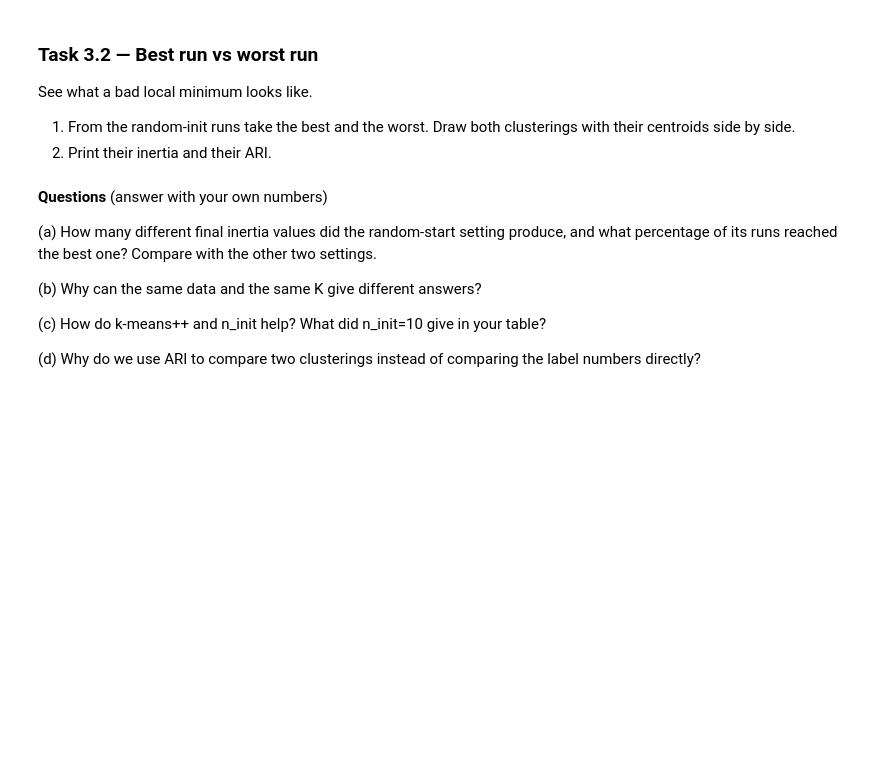
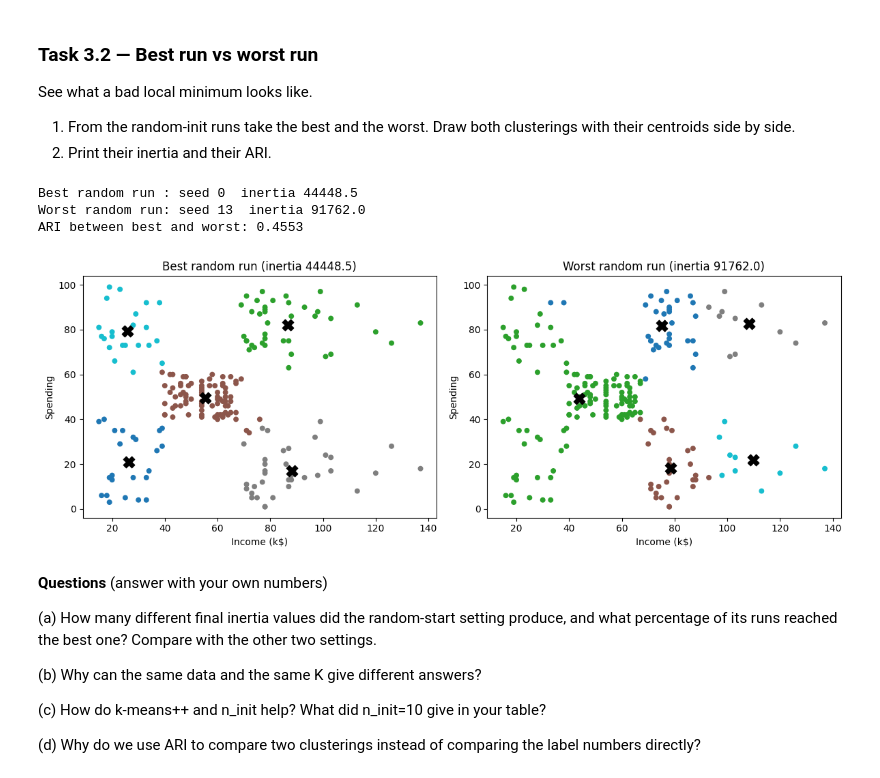
Before and after one commit to ManahilFatima16/Machine_Learning_Labs-., a Jupyter notebook: Lab_10_Manahil_Fatima_k_means_clustering.ipynb, the cells around one changed output. Cells and saved outputs as stored; diff of their text form; code cells hidden in the pictures; blank space fills up the shorter version.

```diff
--- a/Lab_10_Manahil_Fatima_k_means_clustering.ipynb
+++ b/Lab_10_Manahil_Fatima_k_means_clustering.ipynb
@@ -302,3 +515,22 @@ See what a bad local minimum looks like.
+# %%
+# YOUR CODE HERE
+rr = runs["random, n_init=1"]
+inn = np.array([r.inertia_ for r in rr])
+rb, rw = rr[int(inn.argmin())], rr[int(inn.argmax())]
+print("Best random run : seed", int(inn.argmin()), " inertia", round(rb.inertia_, 1))
+print("Worst random run: seed", int(inn.argmax()), " inertia", round(rw.inertia_, 1))
+print("ARI between best and worst:", round(adjusted_rand_score(rb.labels_, rw.labels_), 4))
+fig, ax = plt.subplots(1, 2, figsize=(12, 4.5))
+for a, r, t in zip(ax, [rb, rw], ["Best random run", "Worst random run"]):
+    a.scatter(X2[:, 0], X2[:, 1], c=r.labels_, cmap="tab10", s=22)
+    a.scatter(r.cluster_centers_[:, 0], r.cluster_centers_[:, 1], c="black", marker="X", s=140)
+    a.set_xlabel("Income (k$)"); a.set_ylabel("Spending"); a.set_title(f"{t} (inertia {r.inertia_:.1f})")
+plt.tight_layout(); plt.show()
+# %% [output]
+Best random run : seed 0  inertia 44448.5
+Worst random run: seed 13  inertia 91762.0
+ARI between best and worst: 0.4553
+[figure, added]
 # %% [markdown]
 **Questions** (answer with your own numbers)
 
```
Also changed, not shown: parts of 63 cells of this notebook.
